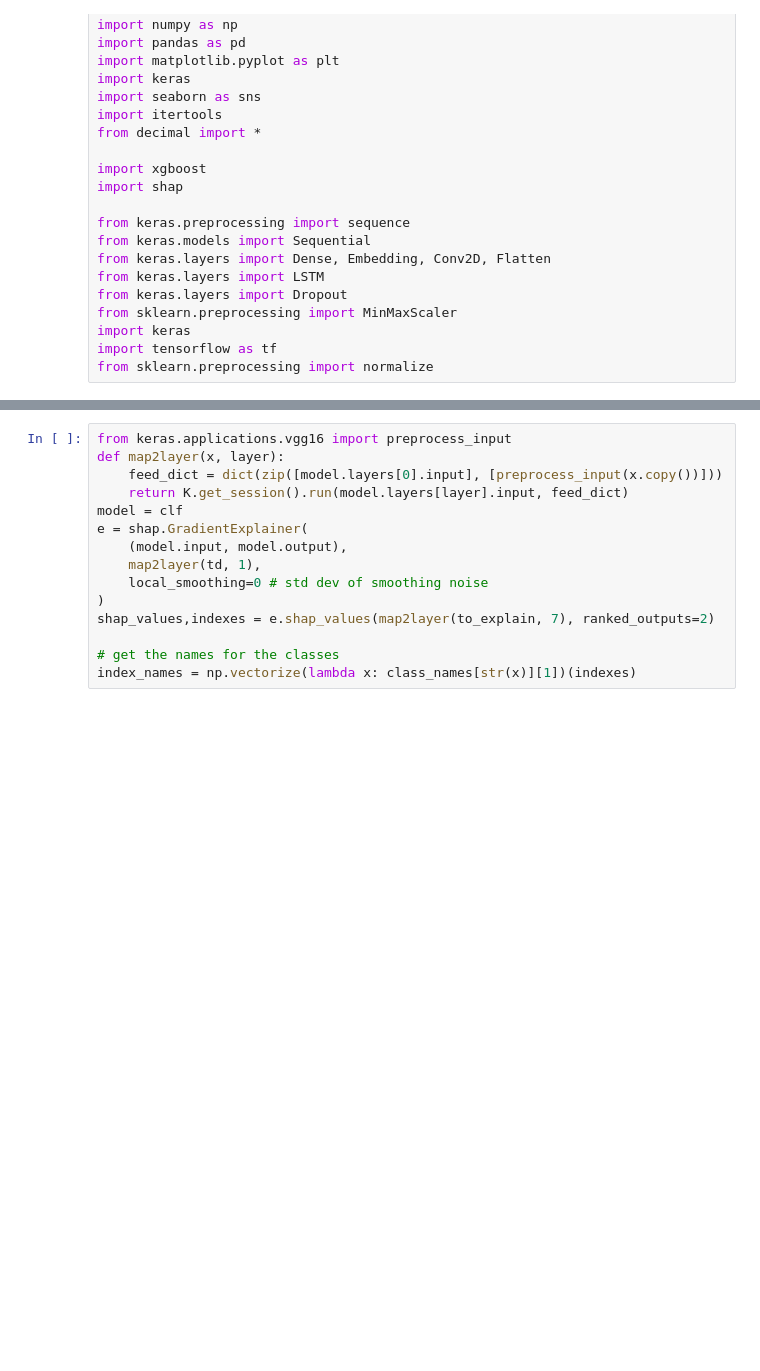
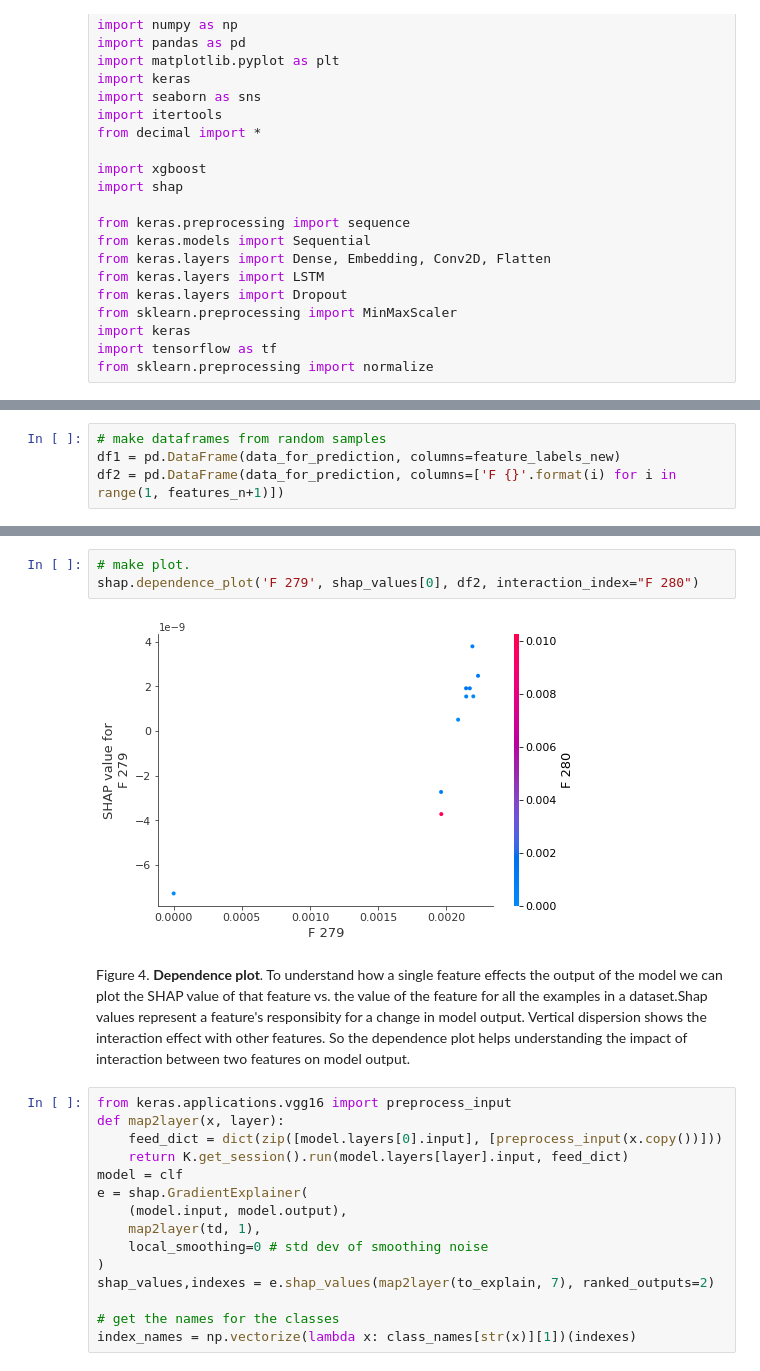
Before and after one commit to zahsa/PROMIMOOC, a Jupyter notebook: Development/Shapley/shaply_analysis_DNN.ipynb, the cells around one changed output, grey strips where cells are left out. Drawn from its saved outputs; the diff is of its cells as text; blank space fills up the shorter version.

```diff
--- a/Development/Shapley/shaply_analysis_DNN.ipynb
+++ b/Development/Shapley/shaply_analysis_DNN.ipynb
@@ -209,0 +167,4 @@ WARNING:tensorflow:Model was constructed with shape (None, 369) for input Tensor
+# %%
+# make dataframes from random samples
+df1 = pd.DataFrame(data_for_prediction, columns=feature_labels_new)
+df2 = pd.DataFrame(data_for_prediction, columns=['F {}'.format(i) for i in range(1, features_n+1)])
@@ -210,3 +227,10 @@ WARNING:tensorflow:Model was constructed with shape (None, 369) for input Tensor
+# %%
+# make plot.
+shap.dependence_plot('F 279', shap_values[0], df2, interaction_index="F 280")
+# %% [output]
+[figure, added]
+# %% [markdown]
+Figure 4. **Dependence plot**. To understand how a single feature effects the output of the model we can plot the SHAP value of that feature vs. the value of the feature for all the examples in a dataset.Shap values represent a feature's responsibity for a change in model output. Vertical dispersion shows the interaction effect with other features. So the dependence plot helps understanding the impact of interaction between two features on model output.
 # %%
 from keras.applications.vgg16 import preprocess_input
 def map2layer(x, layer):
```
Also changed, not shown: parts of 47 cells of this notebook, 1 other file.
